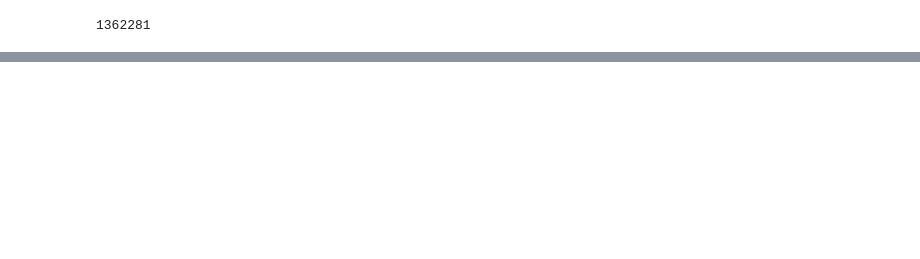
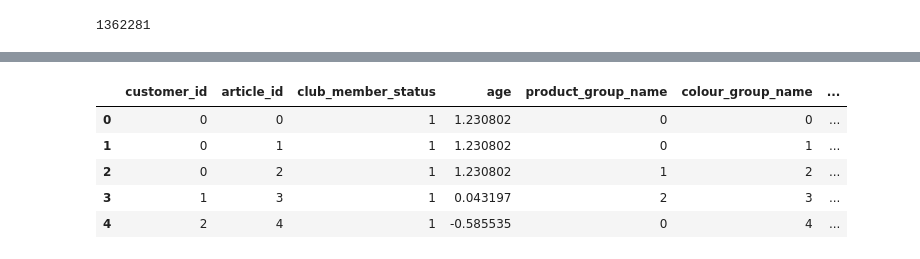
Before and after one commit to Haoyuan-L/Fed_DataMesh, a Jupyter notebook: Centralized_RecNN/train.ipynb, the cells around one changed output, grey strips where cells are left out. Saved outputs shown, nothing was run; the diff lists cells and outputs as text; code cells hidden in the pictures; blank space fills up the shorter version.

```diff
--- a/Centralized_RecNN/train.ipynb
+++ b/Centralized_RecNN/train.ipynb
@@ -146,0 +46,8 @@ len(train_transactions.article_id.unique())
+# %%
+customers_list = transactions.customer_id.unique()
+
+# randomly select part of the transaction data
+rand_userIds = np.random.choice(customers_list,
+                                size=int(len(customers_list)*0.003),
+                                replace=False)
+transactions = transactions.loc[transactions['customer_id'].isin(rand_userIds)]
@@ -146,0 +85,11 @@ len(train_transactions.article_id.unique())
+# %%
+# binarize categorical features club_member_status and sales_channel_id in customer data
+lb = LabelBinarizer()
+customers.club_member_status = lb.fit_transform(customers.club_member_status)
+# standardize numerical features age and price in transaction data
+std = StandardScaler()
+customers[["age"]] = std.fit_transform(customers[["age"]])
+
+# merge transaction data with article and customer data
+transactions = transactions.merge(customers, how='left', left_on=["customer_id"], right_on=["customer_id"])
+transactions = transactions.merge(articles, how='left', left_on=["article_id"], right_on=["article_id"])
@@ -146,0 +123,78 @@ len(train_transactions.article_id.unique())
+# %%
+# fetch IDs from filtered transaction data
+trans_article_ids = transactions.article_id.unique()
+trans_customer_ids = transactions.customer_id.unique()
+# get the articles and customers data based on the IDs from filtered transaction data
+article_data = articles.loc[articles.article_id.isin(trans_article_ids)].copy()
+customer_data = customers.loc[customers.customer_id.isin(trans_customer_ids)].copy()
+
+"""reindex"""
+# map string type customer_id to int type
+customer_mapper = {}
+customer_keys = transactions.customer_id.unique()
+customer_values = list(range(len(transactions.customer_id.unique())))
+customer_mapper.update(zip(customer_keys, customer_values))
+
+# map string type article_id to int type
+product_mapper = {}
+product_keys = transactions.article_id.unique()
+product_values = list(range(len(transactions.article_id.unique())))
+product_mapper.update(zip(product_keys, product_values))
+
+# map color_group_name to int type
+color_mapper = {}
+color_keys = transactions.colour_group_name.unique()
+color_values = list(range(len(transactions.colour_group_name.unique())))
+color_mapper.update(zip(color_keys, color_values))
+
+# map color_group_name to int type
+product_group_mapper = {}
+product_group_keys = transactions.product_group_name.unique()
+product_group_values = list(range(len(transactions.product_group_name.unique())))
+product_group_mapper.update(zip(product_group_keys, product_group_values))
+
+# map index_name to int type
+index_name_mapper = {}
+index_name_keys = transactions.index_name.unique()
+index_name_values = list(range(len(transactions.index_name.unique())))
+index_name_mapper.update(zip(index_name_keys, index_name_values))
+
+# reindex categorical features based on feature mappers
+transactions["customer_id"] = transactions["customer_id"].map(customer_mapper)
+transactions["article_id"] = transactions["article_id"].map(product_mapper)
+transactions["colour_group_name"] = transactions["colour_group_name"].map(color_mapper)
+transactions["product_group_name"] = transactions["product_group_name"].map(product_group_mapper)
+transactions["index_name"] = transactions["index_name"].map(index_name_mapper)
+
+# reindex features in article and customer dataset
+article_data["article_id"] = article_data["article_id"].map(product_mapper)
+article_data["colour_group_name"] = article_data["colour_group_name"].map(color_mapper)
+article_data["product_group_name"] = article_data["product_group_name"].map(product_group_mapper)
+article_data["index_name"] = article_data["index_name"].map(index_name_mapper)
+customer_data["customer_id"] = customer_data["customer_id"].map(customer_mapper)
+
+# training set and test set
+transactions['rank_latest'] = transactions.groupby(['customer_id'])['t_dat'].rank(method='first', ascending=False)
+train_transactions = transactions[transactions['rank_latest'] != 1]
+test_transactions = transactions[transactions['rank_latest'] == 1]
+
+# drop articles that do not exist in training set
+test_product_list = list(set(test_transactions.article_id.unique()) & set(train_transactions.article_id.unique()))
+test_transactions = test_transactions.loc[test_transactions['article_id'].isin(test_product_list)]
+
+# drop columns that we no longer need
+drop_cols = ["t_dat", "interaction", "rank_latest"]
+train_transactions.drop(labels=drop_cols, axis=1, inplace=True)
+test_transactions.drop(labels=drop_cols, axis=1, inplace=True)
+
+# get a list of all articles id
+all_products_id = transactions["article_id"].unique()
+
+train_transactions.head()
+# %% [output]
+|  | customer_id | article_id | club_member_status | age | product_group_name | colour_group_name | ... |
+| 0 | 0 | 0 | 1 | 1.230802 | 0 | 0 | ... |
+| 1 | 0 | 1 | 1 | 1.230802 | 0 | 1 | ... |
+| 2 | 0 | 2 | 1 | 1.230802 | 1 | 2 | ... |
+| 3 | 1 | 3 | 1 | 0.043197 | 2 | 3 | ... |
+| 4 | 2 | 4 | 1 | -0.585535 | 0 | 4 | ... |
```
Also changed, not shown: parts of 33 cells of this notebook, 1 other file.
